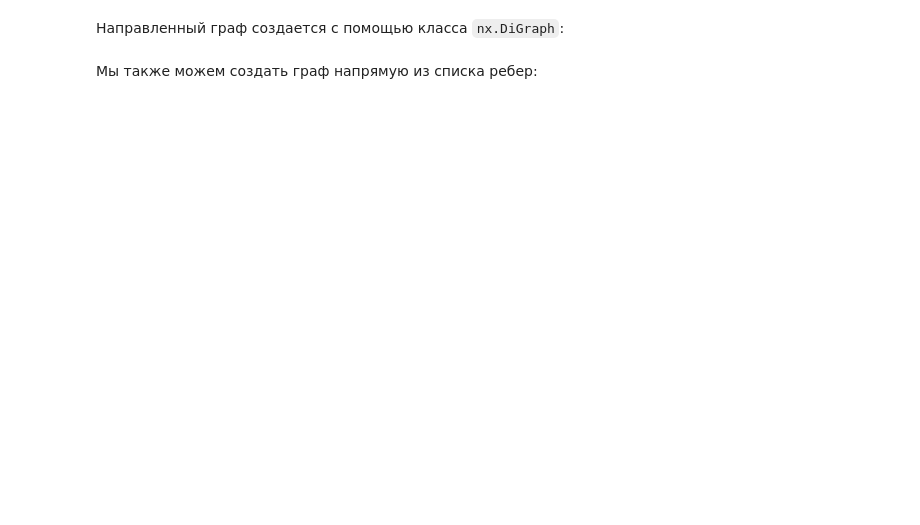
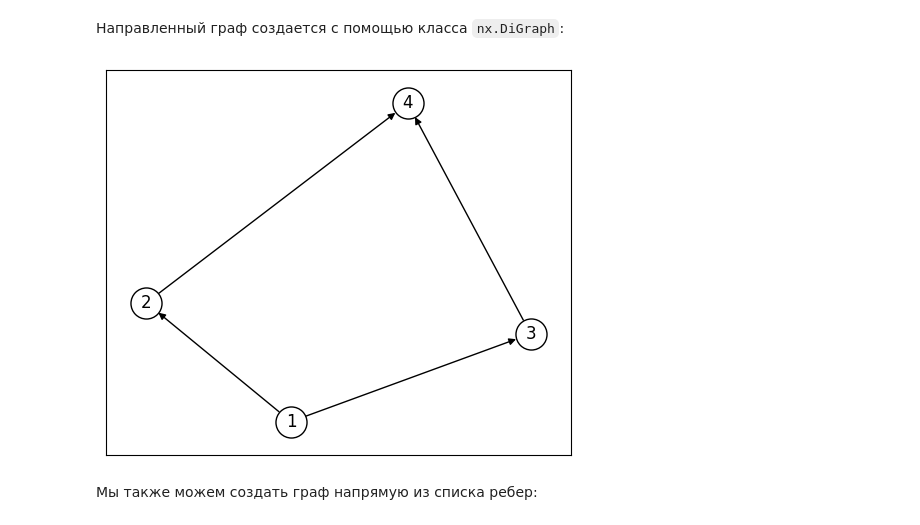
Before and after one commit to anton-pershin/spbu-fundamentals-of-algorithms, a Jupyter notebook: practicum_2/intro_to_networkx.ipynb, the cells around one changed output. Drawn from its saved outputs; the diff is of its cells as text; code cells hidden in the pictures; blank space fills up the shorter version.

```diff
--- a/practicum_2/intro_to_networkx.ipynb
+++ b/practicum_2/intro_to_networkx.ipynb
@@ -24,4 +72,13 @@ Networkx имеет отличный набор методов для отобр
 # %% [markdown]
 Направленный граф создается с помощью класса `nx.DiGraph`:
+# %%
+G = nx.DiGraph()
+G.add_edge(1, 2)
+G.add_edge(1, 3)
+G.add_edge(2, 4)
+G.add_edge(3, 4)
+plot_graph(G)
+# %% [output]
+[figure, added]
 # %% [markdown]
 Мы также можем создать граф напрямую из списка ребер:
```
Also changed, not shown: parts of 32 cells of this notebook.
